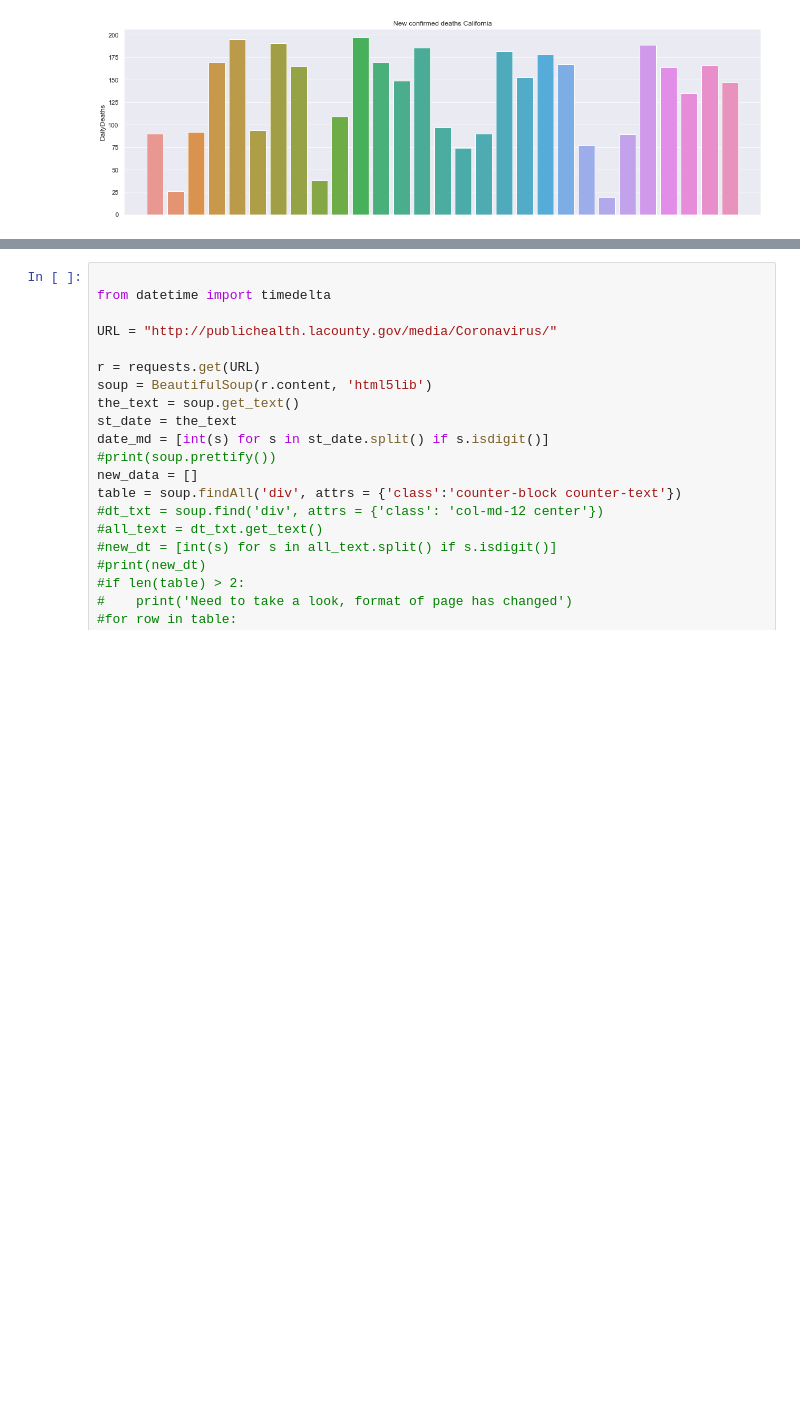
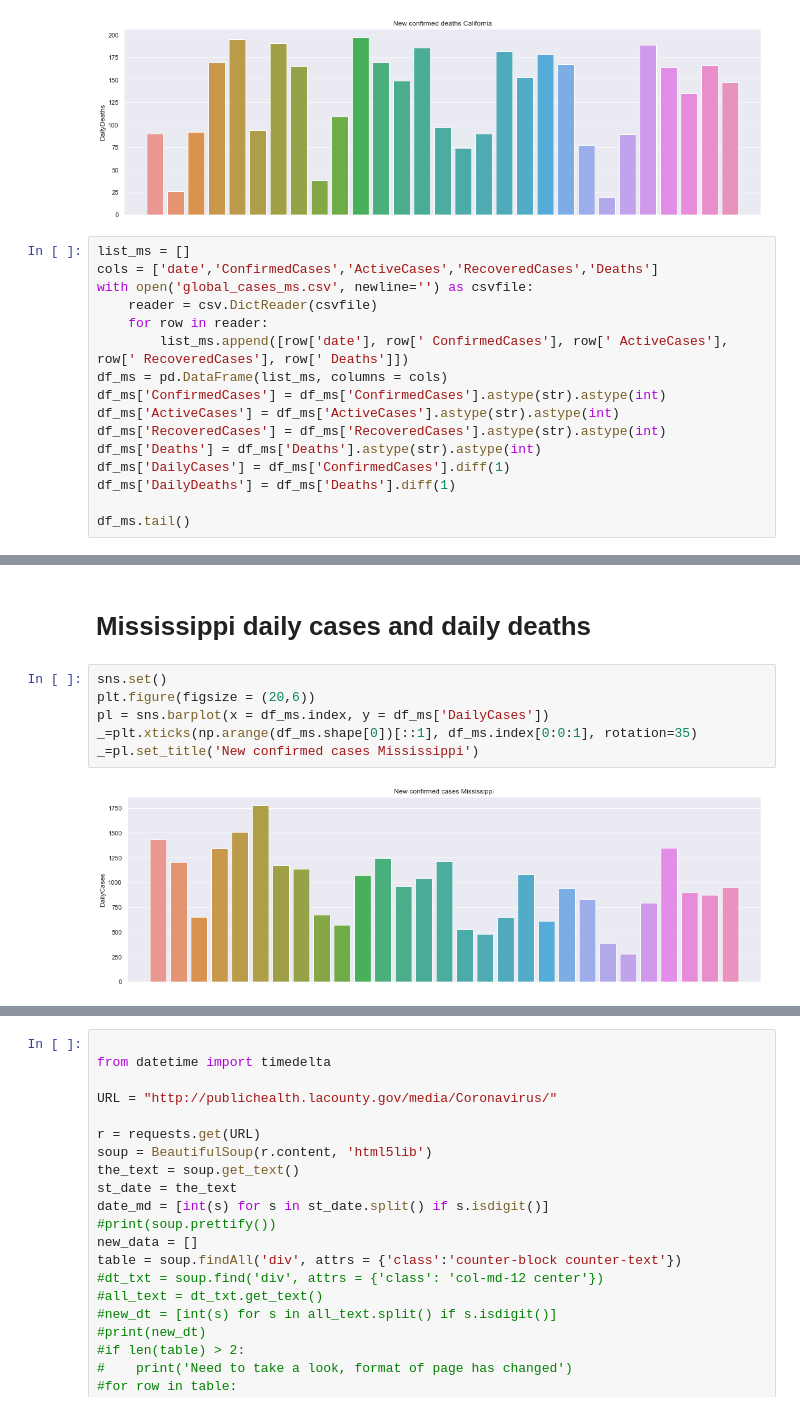
Before and after one commit to OanaTudu/Covid19, a Jupyter notebook: covid19.ipynb, the cells around one changed output, grey strips where cells are left out. Cells and saved outputs as stored; diff of their text form; blank space fills up the shorter version.

```diff
--- a/covid19.ipynb
+++ b/covid19.ipynb
@@ -445,3 +445,19 @@ _=plt.xticks(np.arange(df_ca.shape[0])[::1], df_ca.index[0:0:1], rotation=35)
 _=pl.set_title('New confirmed deaths California')
 # %% [output]
 [figure]
+# %%
+list_ms = []
+cols = ['date','ConfirmedCases','ActiveCases','RecoveredCases','Deaths']
+with open('global_cases_ms.csv', newline='') as csvfile:
+    reader = csv.DictReader(csvfile)
+    for row in reader:
+        list_ms.append([row['date'], row[' ConfirmedCases'], row[' ActiveCases'], row[' RecoveredCases'], row[' Deaths']])
+df_ms = pd.DataFrame(list_ms, columns = cols)
+df_ms['ConfirmedCases'] = df_ms['ConfirmedCases'].astype(str).astype(int)
+df_ms['ActiveCases'] = df_ms['ActiveCases'].astype(str).astype(int)
+df_ms['RecoveredCases'] = df_ms['RecoveredCases'].astype(str).astype(int)
+df_ms['Deaths'] = df_ms['Deaths'].astype(str).astype(int)
+df_ms['DailyCases'] = df_ms['ConfirmedCases'].diff(1)
+df_ms['DailyDeaths'] = df_ms['Deaths'].diff(1)
+
+df_ms.tail()
@@ -447,0 +471,10 @@ _=pl.set_title('New confirmed deaths California')
+# %% [markdown]
+# Mississippi daily cases and daily deaths
+# %%
+sns.set()
+plt.figure(figsize = (20,6))
+pl = sns.barplot(x = df_ms.index, y = df_ms['DailyCases'])
+_=plt.xticks(np.arange(df_ms.shape[0])[::1], df_ms.index[0:0:1], rotation=35)
+_=pl.set_title('New confirmed cases Mississippi')
+# %% [output]
+[figure, added]
```
Also changed, not shown: parts of 3 cells of this notebook.
